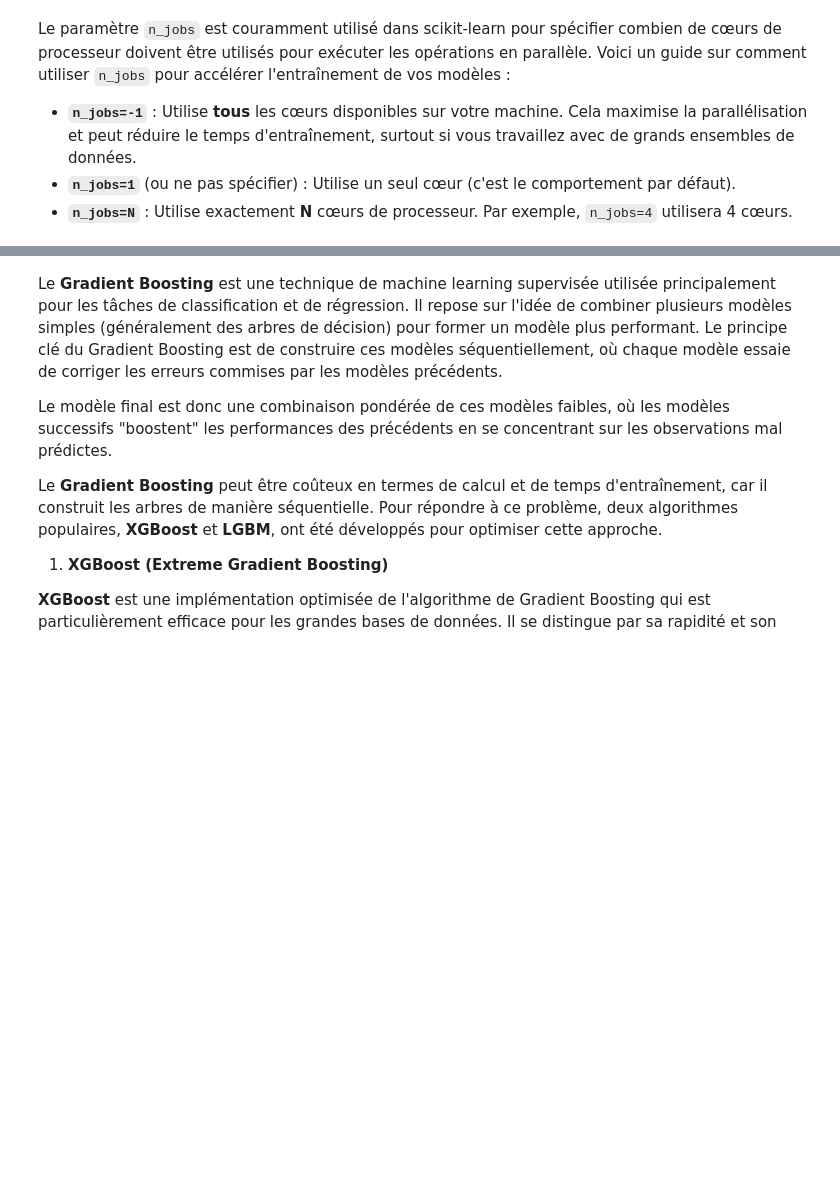
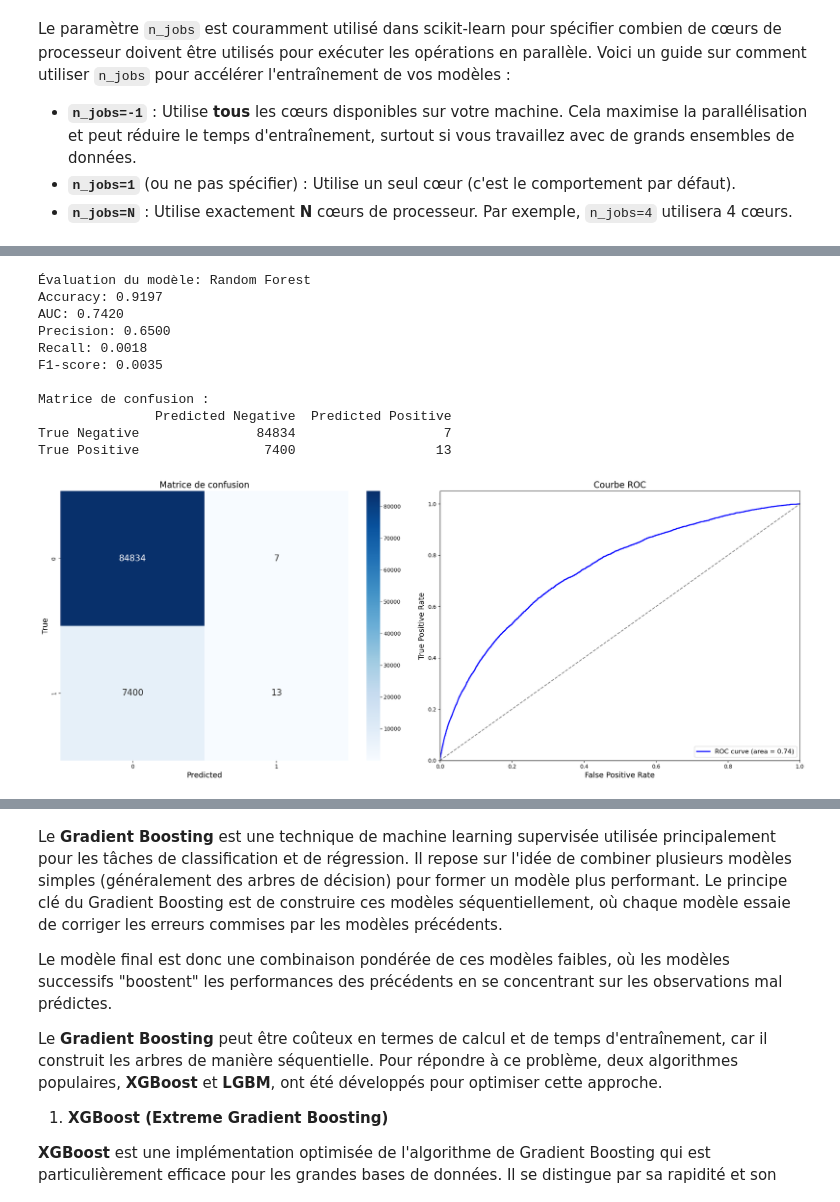
Before and after one commit to GaryMauger/P7_implementer_modele_scoring, a Jupyter notebook: Projet_7_2.ipynb, the cells around one changed output, grey strips where cells are left out. Cells and saved outputs as stored; diff of their text form; code cells hidden in the pictures; blank space fills up the shorter version.

```diff
--- a/Projet_7_2.ipynb
+++ b/Projet_7_2.ipynb
@@ -177,5 +259,6 @@ def load_csv(file_name, directory_options, **kwargs):
 # %%
-df_data_6 = load_csv('df_data_6.csv', directories)
-df_application_train = load_csv('application_train.csv', directories)
-df_application_test = load_csv('application_test.csv', directories)
+# Chargement des fichiers en utilisant les chemins potentiels
+df_data_6 = load_csv('df_data_6.csv', root_directory)
+df_application_train = load_csv('application_train.csv', root_directory)
+df_application_test = load_csv('application_test.csv', root_directory)
 # %% [output]
@@ -550,6 +704,11 @@ Le paramètre `n_jobs` est couramment utilisé dans scikit-learn pour spécifier
 - **`n_jobs=-1`** : Utilise **tous** les cœurs disponibles sur votre machine. Cela maximise la parallélisation et peut réduire le temps d'entraînement, surtout si vous travaillez avec de grands ensembles de données.
 - **`n_jobs=1`** (ou ne pas spécifier) : Utilise un seul cœur (c'est le comportement par défaut).
 - **`n_jobs=N`** : Utilise exactement **N** cœurs de processeur. Par exemple, `n_jobs=4` utilisera 4 cœurs.
+# %%
+# On va définir le/les modèle(s)
+models = {
+    'Régression Logistique': LogisticRegression(C=1, penalty='l2', max_iter=1000, n_jobs=-1, random_state=42)
+}
 # %%
 # On va entraîner et évaluer le modèle via cross validation sur le train_set
 evaluate_models_with_cross_validation(models, X_train_split, y_train_split, log_to_mlflow=True)
@@ -575,0 +764,15 @@ Après SMOTE, nous pourrons comparer ces résultats pour évaluer si le rééqui
+# %%
+# Définir les paramètres à tester
+param_grid = {
+    'n_estimators': [50, 100],
+    'max_depth': [None, 10],
+}
+
+# Configuration de GridSearchCV
+grid_search = GridSearchCV(RandomForestClassifier(random_state=42), param_grid, cv=3, scoring='roc_auc', n_jobs=-1)
+
+# Entraînement sur l'ensemble d'entraînement
+grid_search.fit(X_train_split, y_train_split)
+
+# Affichage des meilleurs paramètres
+print(f"Meilleurs paramètres : {grid_search.best_params_}")
@@ -575,0 +781,5 @@ Après SMOTE, nous pourrons comparer ces résultats pour évaluer si le rééqui
+# %%
+# On va définir le/les modèle(s)
+models = {
+    'Random Forest': RandomForestClassifier(n_estimators=100, max_depth=10, random_state=42, n_jobs=-1)
+}
@@ -575,0 +797,18 @@ Après SMOTE, nous pourrons comparer ces résultats pour évaluer si le rééqui
+# %%
+# On va évaluer le modèle sur le test_set et analyser les graphiques
+for model_name, model in models.items():
+    print(f"Évaluation du modèle: {model_name}")
+    evaluate_model(model, X_train_split, y_train_split, X_val, y_val, model_name, retrain=True, log_to_mlflow=False)
+# %% [output]
+Évaluation du modèle: Random Forest
+Accuracy: 0.9197
+AUC: 0.7420
+Precision: 0.6500
+Recall: 0.0018
+F1-score: 0.0035
+
+Matrice de confusion :
+               Predicted Negative  Predicted Positive
+True Negative               84834                   7
+True Positive                7400                  13
+[figure, added]
```
Also changed, not shown: parts of 70 cells of this notebook, 1 other file.
